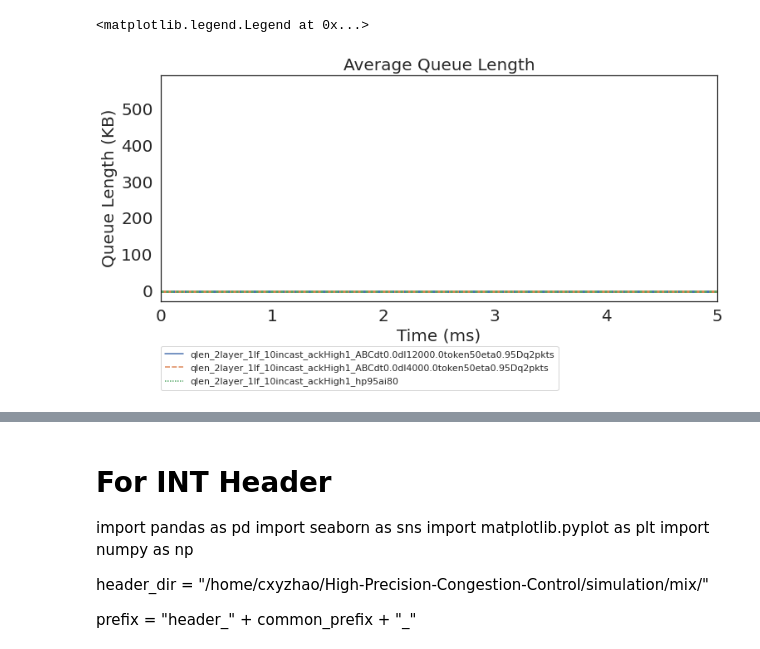
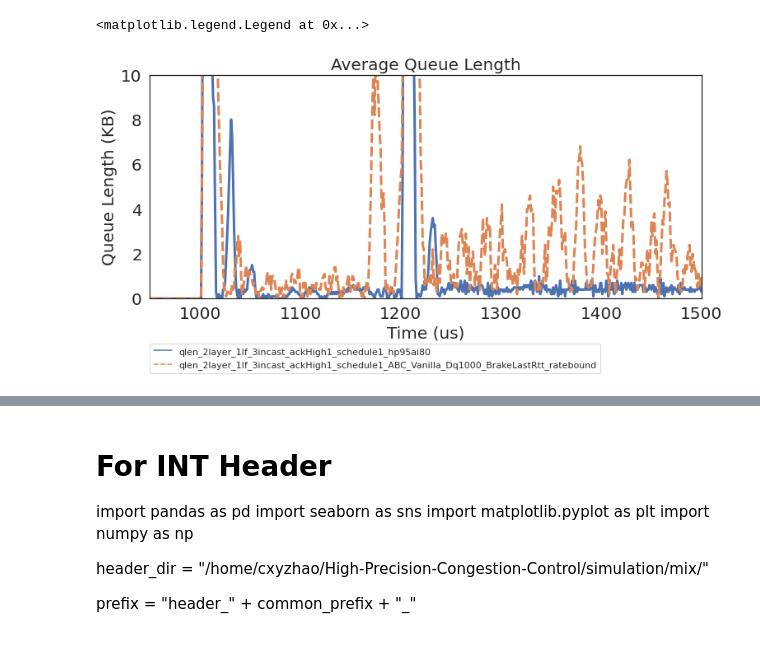
Before and after one commit to cxyzhao/High-Precision-Congestion-Control, a Jupyter notebook: cc_exp_ctrl.ipynb, the cells around one changed output, grey strips where cells are left out. Saved outputs shown, nothing was run; the diff lists cells and outputs as text; code cells hidden in the pictures.

```diff
--- a/cc_exp_ctrl.ipynb
+++ b/cc_exp_ctrl.ipynb
@@ -328,15 +439,15 @@ CalledProcessError: Command 'python /home/cxyzhao/High-Precision-Congestion-Cont
 # %%
-sns.set(rc={'figure.figsize':(12,5)})
+sns.set(rc={'figure.figsize':(12,8)})
 sns.set_style('white')
 plt.yticks(fontsize=20)
 plt.xticks(fontsize=20)
 data_ = variable_name_translate(pd.melt(df, 'FlowSize'))
-g= sns.lineplot('FlowSize', 'value', hue='variable',
-             data=data_ , linewidth = 3)
+# data_.columns= ['Vanilla', '+BrakeLastRtt', '+QueueBuidupRate', 'HPCC']
+g= sns.lineplot('FlowSize', 'value', hue='variable', data=data_ , linewidth = 3)
 g.set_title("{}_Percent{}".format(prefix, percent), fontsize = 20)
 g.set_xscale('log')
-g.set(xlim=(0,10000))
-g.set(ylim=(1., 2))
+# g.set(xlim=(0, 10000))
+# g.set(ylim=(1., 2))
 g.set_xlabel("Flow Size (Bytes)", fontsize = 20)
 g.set_ylabel("FCT Slow Down", fontsize = 20)
 # %% [output]
@@ -353,22 +464,53 @@ def get_avg_qlen(df):
             delta_qlen_dist = df[column] - df[column-1]
         total_cnt = 0.0
         total_val = 0.0
-        for i in range(len(delta_qlen_dist)):
+        for i in range(0,len(delta_qlen_dist)):
             total_val += delta_qlen_dist[i] * i
             total_cnt += delta_qlen_dist[i]
         tseries_qlen_avg.append(total_val / total_cnt)
     return pd.DataFrame(tseries_qlen_avg, columns=["Avg_qLen"])
 
 qlen_dir = "/home/cxyzhao/High-Precision-Congestion-Control/simulation/mix/"
+common_prefix = "2layer_1lf_3incast_ackHigh1_schedule1"
+prefix = "qlen_" + common_prefix + "_"
 
-prefix = "qlen_" + common_prefix + "_"
+cc_config_lst = []
+for cc in ["hp"]:
+    cc_config = copy.deepcopy(cc_config_template)
+    cc_config['cc']  = cc
+    cc_config_lst.append(cc_config)
+
+for cc in ["abc"]:
+    for abc_eta in [0.95]:
+        for abc_token in [50]:
+            for abc_delta in [12000]:
+                for abc_dqinterval in [1000]:
+                    for abc_tokenminbound in [1]:
+                        for abc_markmode in [1]:
+                            for schedule in [1]:
+                                for abc_ratebound in [1]:
+                                    cc_config = copy.deepcopy(cc_config_template)
+                                    cc_config['cc']  = cc
+                                    cc_config['abc_eta'] = abc_eta
+                                    cc_config['abc_token'] = abc_token
+                                    cc_config['abc_delta'] = abc_delta
+                                    cc_config['abc_dqinterval'] =  abc_dqinterval
+                                    cc_config['abc_tokenminbound'] = abc_tokenminbound
+                                    cc_config['abc_markmode'] = abc_markmode
+                                    cc_config['abc_ratebound'] = abc_ratebound
+                                    cc_config['abc_brake_lastrtt'] = 1
+                                    cc_config['schedule'] = schedule
+                                    cc_config_lst.append(cc_config)
+
+
 qlen_name_lst = []
 for cc in configlst_to_namelst(cc_config_lst):
     qlen_name_lst.append(prefix+cc)
 
-df =pd.DataFrame()
+all_df = pd.DataFrame()
 name_start_pos = 0
 for qlen_name in qlen_name_lst:
+    df =pd.DataFrame()
     qlen_file = qlen_dir + qlen_name + ".txt"
     cc_name  = qlen_name[name_start_pos:]
     port_to_qlenDist = {}
@@ -381,35 +523,39 @@ for qlen_name in qlen_name_lst:
                 continue
             else:
                 lst = line.split()
                 lst = [int(i) for i in lst]
                 name = "switch{}port{}".format(lst[0], lst[1])
                 if name not in port_to_qlenDist.keys():
                     port_to_qlenDist[name] = []
                 port_to_qlenDist[name].append(lst[2:])
 
     avg_qlen = get_avg_qlen(pd.DataFrame(port_to_qlenDist["switch64port2"]).T)
     avg_qlen.columns = [cc_name]
     df = pd.concat([df, avg_qlen])
+    df.columns = [single_str_translate(name) for name in df.columns]
+    all_df = pd.concat([all_df, df])
+
+
 
 sns.set(rc={'figure.figsize':(12,5)})
 sns.set_style('white')
 
 #g.set_yticks([5000 * (i+1) for i in range(8)])
 
 #g.set_yticklabels(g.get_yticks(), size=20)
 plt.yticks(fontsize=20)
 plt.xticks(fontsize=20)
 
-df.columns = [single_str_translate(name) for name in df.columns]
 
-g= sns.lineplot(data=df, linewidth=3)
+g= sns.lineplot(data=all_df, linewidth=3)
 
 g.set_title("Average Queue Length", fontsize = 20)
-g.set_xlabel("Time (ms)", fontsize = 20)
-g.set(xlim=(0, 5))
+g.set_xlabel("Time (us)", fontsize = 20)
+g.set(xlim=(950, 1500))
+g.set(ylim=(0, 10))
 g.set_ylabel("Queue Length (KB)", fontsize = 20)
 plt.legend(bbox_to_anchor=(0, -0.2), loc=2, borderaxespad=0.)
 # plt.legend([],[], frameon=False)
 # %% [output]
 <matplotlib.legend.Legend at 0x...>
-[figure, old version]
+[figure, new version]
```
Also changed, not shown: parts of 13 cells of this notebook, 13 other files.
